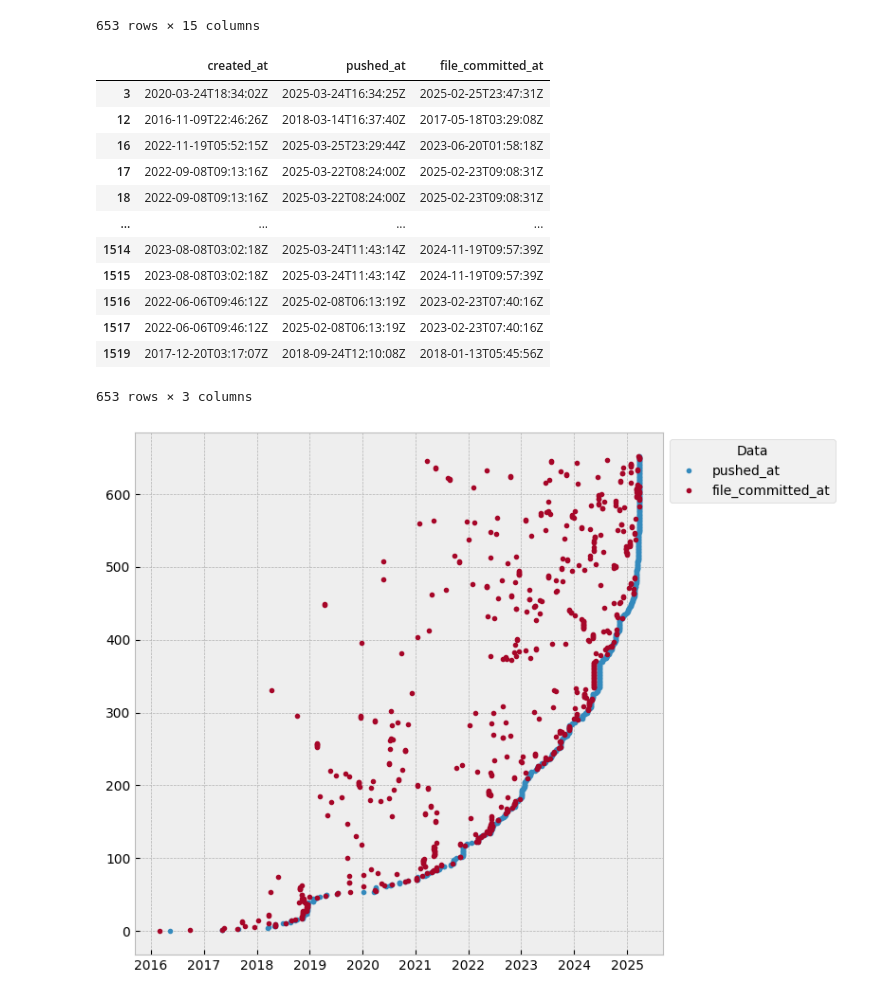
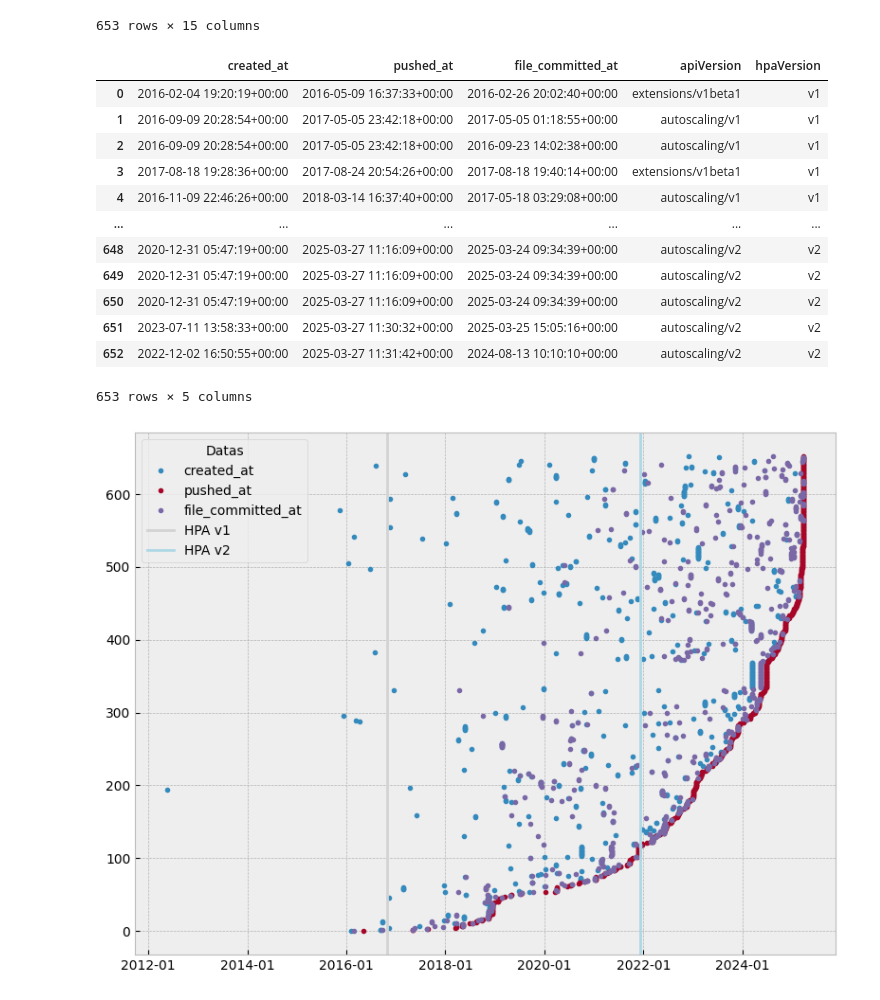
Before and after one commit to xisberto/hpa_usage, a Jupyter notebook: hpa_classify.ipynb, the cells around one changed output. Saved outputs shown, nothing was run; the diff lists cells and outputs as text; code cells hidden in the pictures.

Commit message:
Exibe cortes dos gráficos e datas de lançamento das versoes de hpa

```diff
--- a/hpa_classify.ipynb
+++ b/hpa_classify.ipynb
@@ -712,36 +715,53 @@ display(items_details)
 # %%
-details_dates = items_details[['created_at', 'pushed_at', 'file_committed_at']].copy()
-
-display(details_dates)
+details_dates = items_details[[
+    'created_at', 'pushed_at', 'file_committed_at', 'apiVersion']].copy()
 
 details_dates['created_at'] = pd.to_datetime(details_dates['created_at'])
 details_dates['pushed_at'] = pd.to_datetime(details_dates['pushed_at'])
-details_dates['file_committed_at'] = pd.to_datetime(details_dates['file_committed_at'])
+details_dates['file_committed_at'] = pd.to_datetime(
+    details_dates['file_committed_at'])
 
-details_dates.sort_values('pushed_at', inplace=True, ignore_index=True, ascending=True)
+details_dates['hpaVersion'] = details_dates['apiVersion'].apply(map_version)
 
-plt.figure(figsize=(8, 6))
+details_dates.sort_values('pushed_at', inplace=True,
+                          ignore_index=True, ascending=True)
 
-# plt.plot(details_dates['created_at'], details_dates.index, marker='o', linestyle='', label='created_at')
-plt.plot(details_dates['pushed_at'], details_dates.index, marker='.', linestyle='', label='pushed_at')
-plt.plot(details_dates['file_committed_at'], details_dates.index, marker='.', linestyle='', label='file_committed_at')
-
-plt.legend(title='Data', bbox_to_anchor=(1, 1))
-
-plt.tight_layout()
-plt.show()
+display(details_dates)
 # %% [output]
-|  | created_at | pushed_at | file_committed_at |
-| 3 | 2020-03-24T18:34:02Z | 2025-03-24T16:34:25Z | 2025-02-25T23:47:31Z |
-| 12 | 2016-11-09T22:46:26Z | 2018-03-14T16:37:40Z | 2017-05-18T03:29:08Z |
-| 16 | 2022-11-19T05:52:15Z | 2025-03-25T23:29:44Z | 2023-06-20T01:58:18Z |
-| 17 | 2022-09-08T09:13:16Z | 2025-03-22T08:24:00Z | 2025-02-23T09:08:31Z |
-| 18 | 2022-09-08T09:13:16Z | 2025-03-22T08:24:00Z | 2025-02-23T09:08:31Z |
-| ... | ... | ... | ... |
-| 1514 | 2023-08-08T03:02:18Z | 2025-03-24T11:43:14Z | 2024-11-19T09:57:39Z |
-| 1515 | 2023-08-08T03:02:18Z | 2025-03-24T11:43:14Z | 2024-11-19T09:57:39Z |
-| 1516 | 2022-06-06T09:46:12Z | 2025-02-08T06:13:19Z | 2023-02-23T07:40:16Z |
-| 1517 | 2022-06-06T09:46:12Z | 2025-02-08T06:13:19Z | 2023-02-23T07:40:16Z |
-| 1519 | 2017-12-20T03:17:07Z | 2018-09-24T12:10:08Z | 2018-01-13T05:45:56Z |
+|  | created_at | pushed_at | file_committed_at | apiVersion | hpaVersion |
+| 0 | 2016-02-04 19:20:19+00:00 | 2016-05-09 16:37:33+00:00 | 2016-02-26 20:02:40+00:00 | extensions/v1beta1 | v1 |
+| 1 | 2016-09-09 20:28:54+00:00 | 2017-05-05 23:42:18+00:00 | 2017-05-05 01:18:55+00:00 | autoscaling/v1 | v1 |
+| 2 | 2016-09-09 20:28:54+00:00 | 2017-05-05 23:42:18+00:00 | 2016-09-23 14:02:38+00:00 | autoscaling/v1 | v1 |
+| 3 | 2017-08-18 19:28:36+00:00 | 2017-08-24 20:54:26+00:00 | 2017-08-18 19:40:14+00:00 | extensions/v1beta1 | v1 |
+| 4 | 2016-11-09 22:46:26+00:00 | 2018-03-14 16:37:40+00:00 | 2017-05-18 03:29:08+00:00 | autoscaling/v1 | v1 |
+| ... | ... | ... | ... | ... | ... |
+| 648 | 2020-12-31 05:47:19+00:00 | 2025-03-27 11:16:09+00:00 | 2025-03-24 09:34:39+00:00 | autoscaling/v2 | v2 |
+| 649 | 2020-12-31 05:47:19+00:00 | 2025-03-27 11:16:09+00:00 | 2025-03-24 09:34:39+00:00 | autoscaling/v2 | v2 |
+| 650 | 2020-12-31 05:47:19+00:00 | 2025-03-27 11:16:09+00:00 | 2025-03-24 09:34:39+00:00 | autoscaling/v2 | v2 |
+| 651 | 2023-07-11 13:58:33+00:00 | 2025-03-27 11:30:32+00:00 | 2025-03-25 15:05:16+00:00 | autoscaling/v2 | v2 |
+| 652 | 2022-12-02 16:50:55+00:00 | 2025-03-27 11:31:42+00:00 | 2024-08-13 10:10:10+00:00 | autoscaling/v2 | v2 |
-653 rows × 3 columns
+653 rows × 5 columns
-[figure, removed]
+# %%
+def dates_scatter_plot(df):
+    plt.figure(figsize=(8, 6))
+
+    plt.gca().xaxis.set_major_formatter(mdates.DateFormatter("%Y-%m"))
+    plt.gca().xaxis.set_major_locator(mdates.AutoDateLocator())
+
+    plt.plot(df['created_at'], df.index,
+            marker='.', linestyle='', label='created_at')
+    plt.plot(df['pushed_at'], df.index,
+            marker='.', linestyle='', label='pushed_at')
+    plt.plot(df['file_committed_at'], df.index,
+            marker='.', linestyle='', label='file_committed_at')
+    plt.axvline(x=releasedate_hpav1, color='lightgray', label="HPA v1")
+    plt.axvline(x=releasedate_hpav2, color='lightblue', label="HPA v2")
+
+    plt.legend(title='Datas')
+
+    plt.tight_layout()
+    plt.show()
+
+dates_scatter_plot(details_dates)
+# %% [output]
+[figure, added]
```
Also changed, not shown: parts of 14 cells of this notebook.
